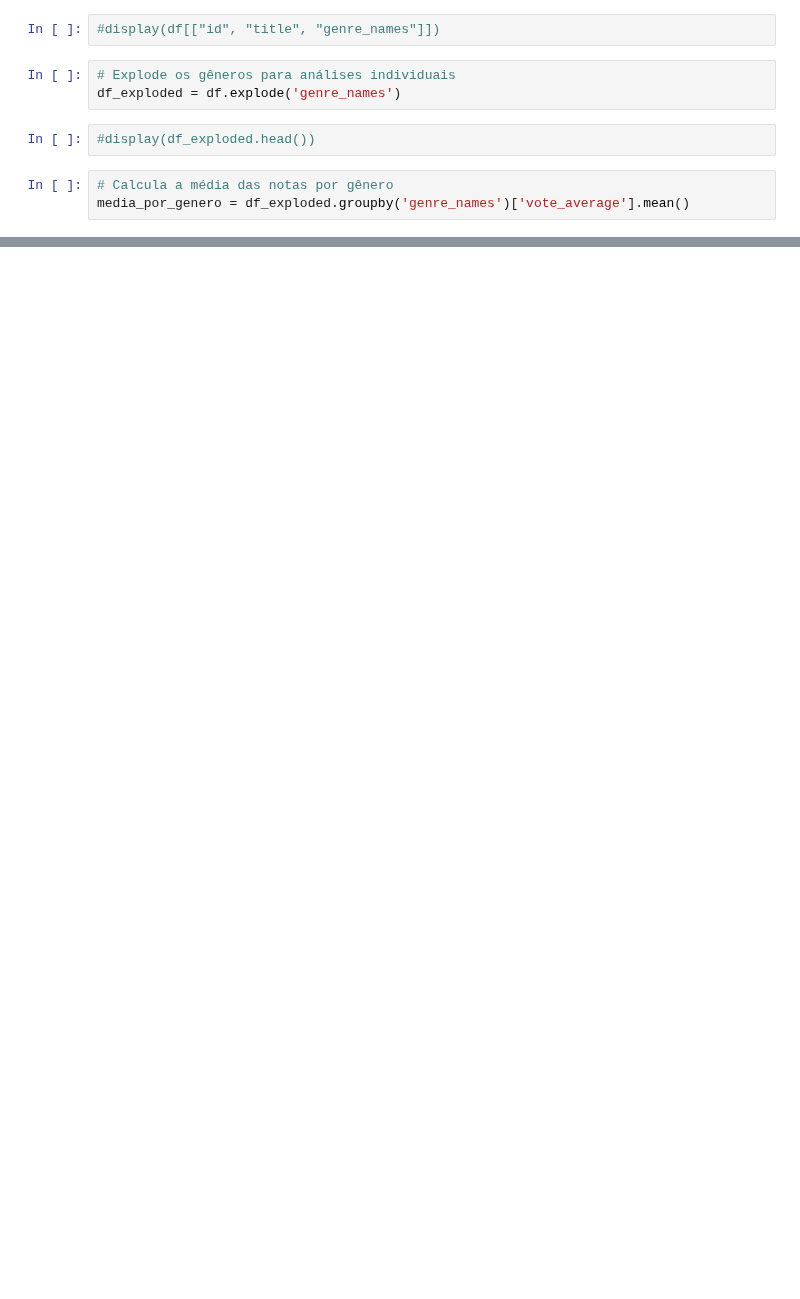
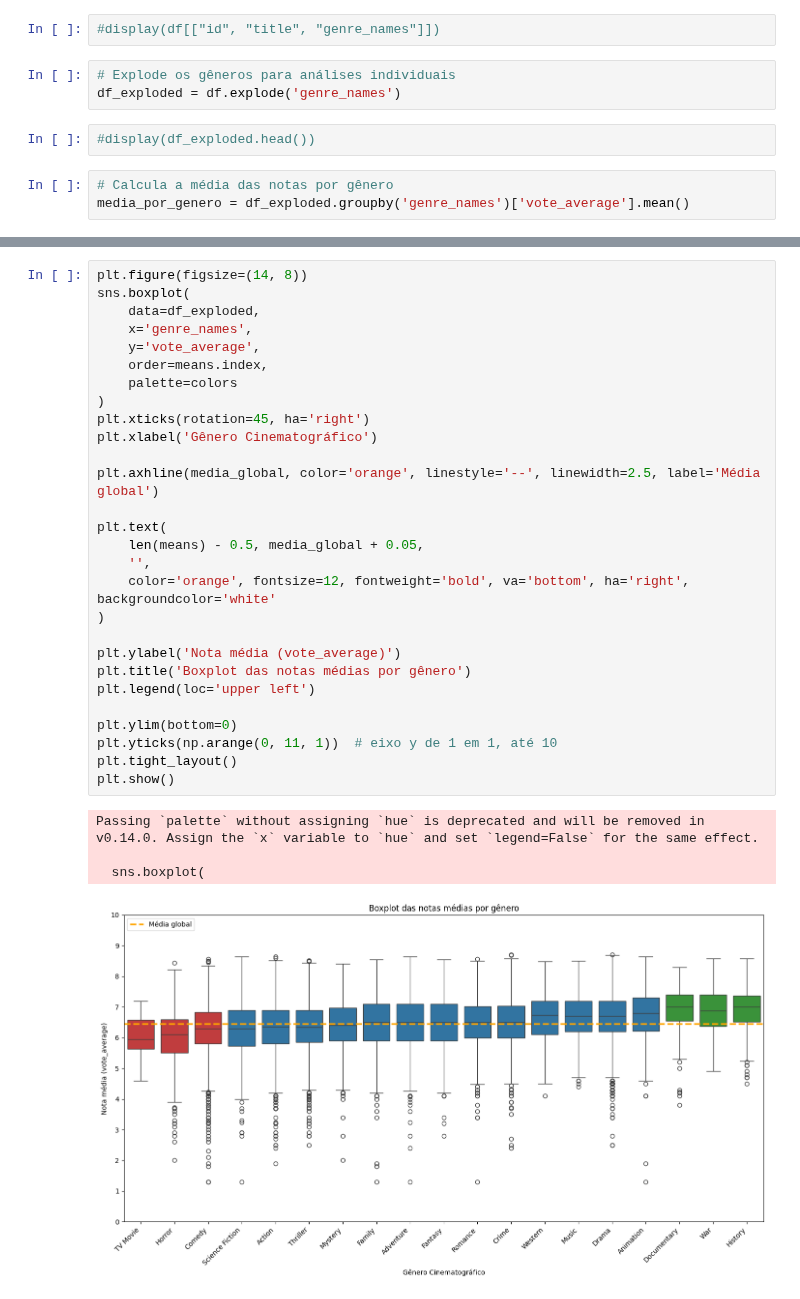
Before and after one commit to rodrigosantana24/projeto-pisi3, a Jupyter notebook: AnalisesExploratorias.ipynb, the cells around one changed output, grey strips where cells are left out. Cells and saved outputs as stored; diff of their text form; blank space fills up the shorter version.

```diff
--- a/AnalisesExploratorias.ipynb
+++ b/AnalisesExploratorias.ipynb
@@ -153,3 +96,36 @@ plt.show()
+# %%
+plt.figure(figsize=(14, 8))
+sns.boxplot(
+    data=df_exploded,
+    x='genre_names',
+    y='vote_average',
+    order=means.index,
+    palette=colors
+)
+plt.xticks(rotation=45, ha='right')
+plt.xlabel('Gênero Cinematográfico')
+
+plt.axhline(media_global, color='orange', linestyle='--', linewidth=2.5, label='Média global')
+
+plt.text(
+    len(means) - 0.5, media_global + 0.05,
+    '',
+    color='orange', fontsize=12, fontweight='bold', va='bottom', ha='right', backgroundcolor='white'
+)
+
+plt.ylabel('Nota média (vote_average)')
+plt.title('Boxplot das notas médias por gênero')
+plt.legend(loc='upper left')
+
+plt.ylim(bottom=0)
+plt.yticks(np.arange(0, 11, 1))  # eixo y de 1 em 1, até 10
+plt.tight_layout()
+plt.show()
+# %% [output]
+Passing `palette` without assigning `hue` is deprecated and will be removed in v0.14.0. Assign the `x` variable to `hue` and set `legend=False` for the same effect.
+
+  sns.boxplot(
+[figure, added]
 # %%
 # Histograma e gráfico de densidade
 plt.figure(figsize=(10, 6))
```
Also changed, not shown: parts of 7 cells of this notebook, 2 other files.
